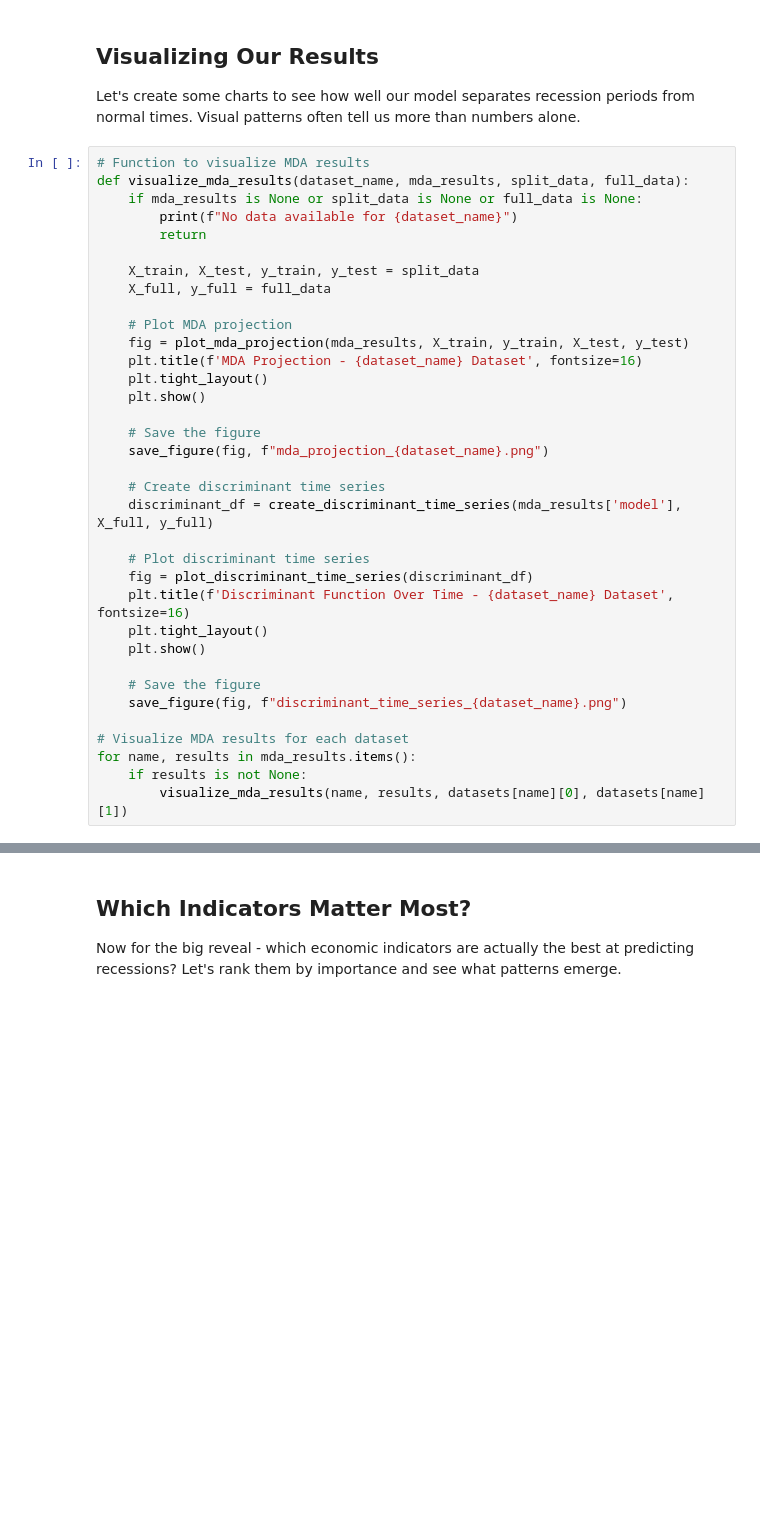
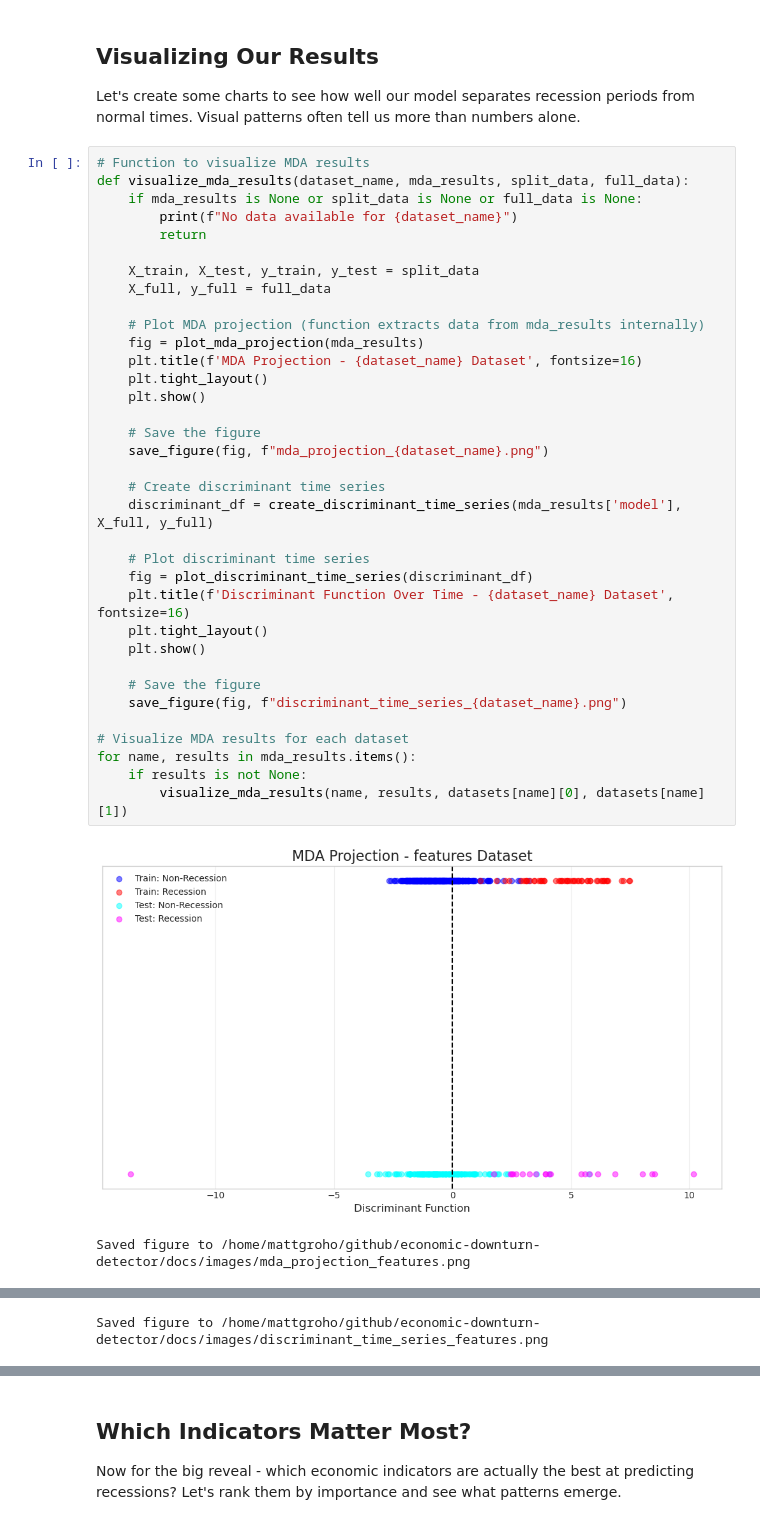
Before and after one commit to averyclou/working-draft-economic-detector, a Jupyter notebook: notebooks/03_multiple_discriminant_analysis.ipynb, the cells around one changed output, grey strips where cells are left out. Cells and saved outputs as stored; diff of their text form; blank space fills up the shorter version.

```diff
--- a/notebooks/03_multiple_discriminant_analysis.ipynb
+++ b/notebooks/03_multiple_discriminant_analysis.ipynb
@@ -153,32 +241,35 @@ def visualize_mda_results(dataset_name, mda_results, split_data, full_data):
     if mda_results is None or split_data is None or full_data is None:
         print(f"No data available for {dataset_name}")
         return
 
     X_train, X_test, y_train, y_test = split_data
     X_full, y_full = full_data
 
-    # Plot MDA projection
-    fig = plot_mda_projection(mda_results, X_train, y_train, X_test, y_test)
+    # Plot MDA projection (function extracts data from mda_results internally)
+    fig = plot_mda_projection(mda_results)
     plt.title(f'MDA Projection - {dataset_name} Dataset', fontsize=16)
     plt.tight_layout()
     plt.show()
 
     # Save the figure
     save_figure(fig, f"mda_projection_{dataset_name}.png")
 
     # Create discriminant time series
     discriminant_df = create_discriminant_time_series(mda_results['model'], X_full, y_full)
 
     # Plot discriminant time series
     fig = plot_discriminant_time_series(discriminant_df)
     plt.title(f'Discriminant Function Over Time - {dataset_name} Dataset', fontsize=16)
     plt.tight_layout()
     plt.show()
 
     # Save the figure
     save_figure(fig, f"discriminant_time_series_{dataset_name}.png")
 
 # Visualize MDA results for each dataset
 for name, results in mda_results.items():
     if results is not None:
         visualize_mda_results(name, results, datasets[name][0], datasets[name][1])
+# %% [output]
+[figure, added]
+Saved figure to /home/mattgroho/github/economic-downturn-detector/docs/images/mda_projection_features.png
@@ -184,0 +277 @@ for name, results in mda_results.items():
+Saved figure to /home/mattgroho/github/economic-downturn-detector/docs/images/discriminant_time_series_features.png
```
Also changed, not shown: parts of 6 cells of this notebook, 1 other file.
